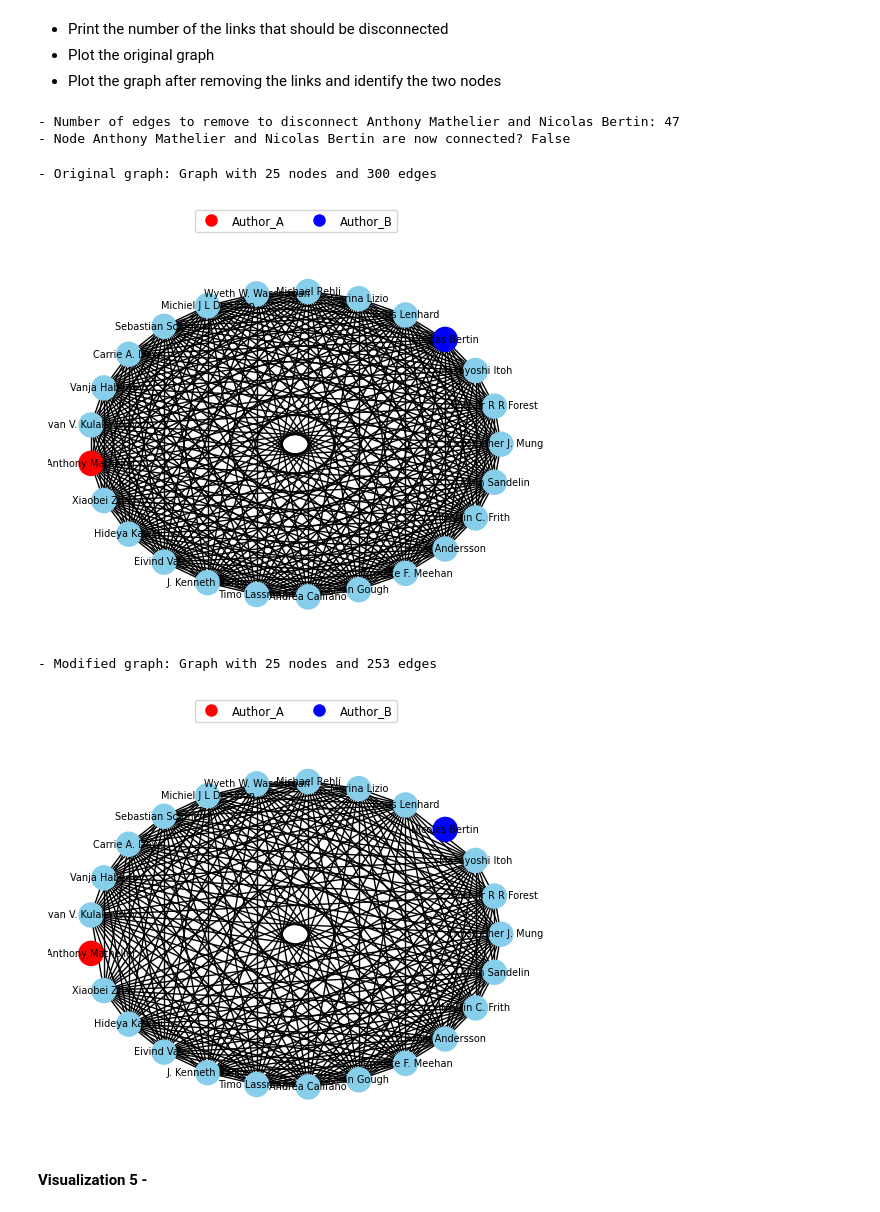
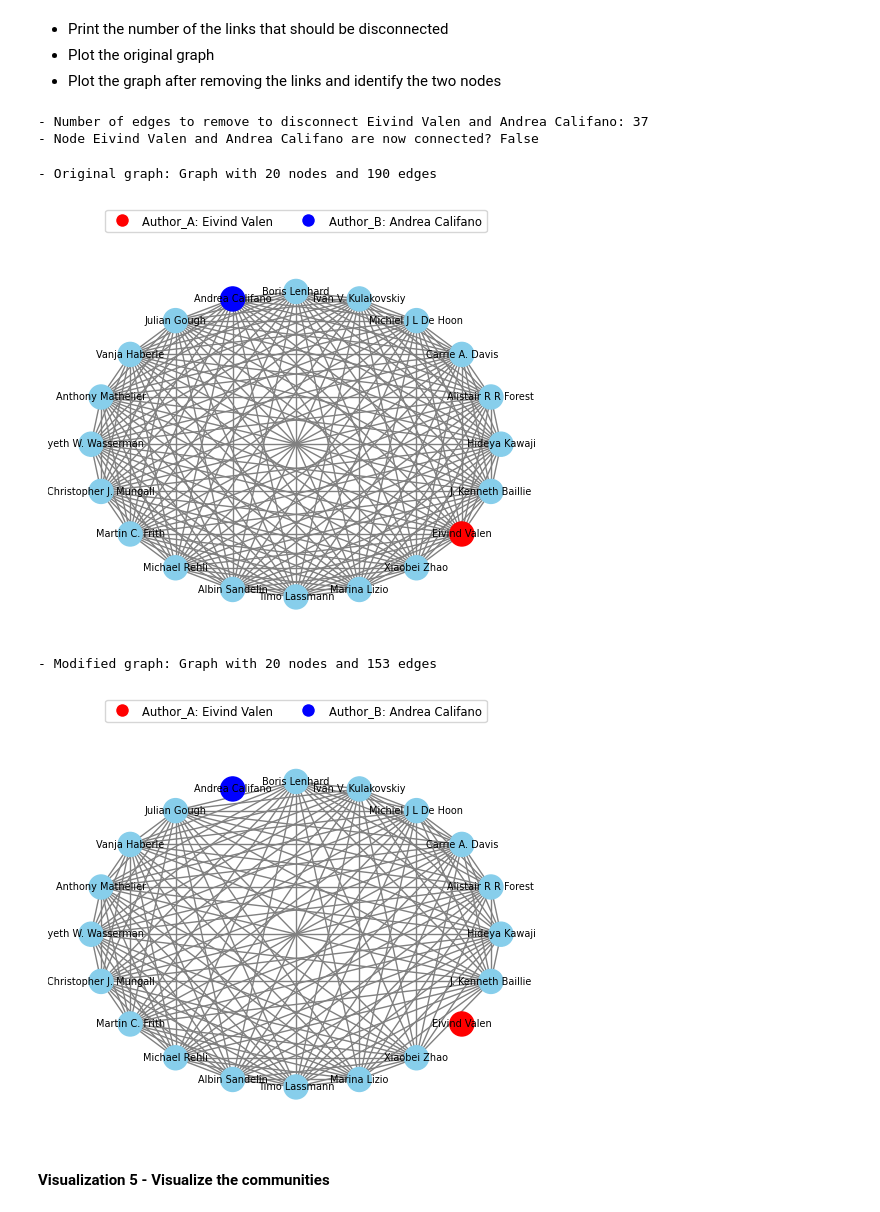
Before and after one commit to Marioiacobelli/ADM-HW5, a Jupyter notebook: hw5.ipynb, the cells around one changed output. Drawn from its saved outputs; the diff is of its cells as text; code cells hidden in the pictures.

```diff
--- a/hw5.ipynb
+++ b/hw5.ipynb
@@ -561,23 +561,23 @@ def reconstruct_path(predecessors, end):
 Now define functionality 4 method: the idea is to exploit the Dijkstra function defined above to find recursively the minimum path between start node and end node untill the path exists: in fact at each iteration we find the path, count the edges and remove them from our graph. The function terminates when the two nodes are disconnected, so the path from start node to end node don't exist anymore.
 the method return the number of edges to disconnect, the original graph used and the modified graph for visualization purposes.
 # %%
-def functionality_4(graph, start, end, N):
+def functionality_4(graph, authorA, authorB, N):
 
     # Check if start node, end node and all the nodes in the list in input are in the graph
-    assert start in graph.nodes, f"Error: Start node '{start}' not found in the graph."
-    assert end in graph.nodes, f"Error: End node '{end}' not found in the graph."
+    assert authorA in graph.nodes, f"The node '{authorA}' not found in the graph."
+    assert authorB in graph.nodes, f"The node '{authorB}' not found in the graph."
 
     # Extract the top N authors and create a subgraph of the collaboration graph
-    top_N_authors = sorted(collaboration_graph.degree, key=lambda x: x[1], reverse=True)[:N]
+    top_N_authors = sorted(graph.degree, key=lambda x: x[1], reverse=True)[:N]
     top_N_nodes = [author[0] for author in top_N_authors]
     original_graph = graph.subgraph(top_N_nodes)
 
     # Copy the graph to apport modification
     modified_graph = original_graph.copy()
 
-    def remove_shortest_path(graph, start, end):
-        predecessors = dijkstra(graph, start) # find the predecessor for each node of the graph using dijkstra
-        path_edges = reconstruct_path(predecessors, end) # recostruct the minimum path from start node to end node
+    def remove_shortest_path(graph, authorA, authorB):
+        predecessors = dijkstra(graph, authorA) # find the predecessor for each node of the graph using dijkstra
+        path_edges = reconstruct_path(predecessors, authorB) # recostruct the minimum path from start node to end node
         removed_edges = len(path_edges) # find the number of edges in the path
 
         for edge in path_edges:
@@ -589,10 +589,10 @@ def functionality_4(graph, start, end, N):
 
     num_removed_edges = 0 # initialize a counter for disconnected edges
 
-    # loop untill a path between start node and final node exists and call the function defined above to modify the graph and keep track of disconnected edges
+    # loop untill a path between start node (author A) and final node (author B) exists and call the function defined above to modify the graph and keep track of disconnected edges
     # We use this function from networkx that checks if there is a path to simplify and speed up the process, but we could also use BFS.
-    while nx.has_path(modified_graph, start, end):
-        num_removed_edges += remove_shortest_path(modified_graph, start, end)
+    while nx.has_path(modified_graph, authorA, authorB):
+        num_removed_edges += remove_shortest_path(modified_graph, authorA, authorB)
 
     # return number of edges disconnected, orignial graph and modified graph for the visualization
     return num_removed_edges, original_graph, modified_graph
@@ -826,7 +873,7 @@ Papers to cross in the shortest walk:
 - Plot the graph after removing the links and identify the two nodes
 # %%
 # Extract the top N nodes according to their degree
-top_N_authors = sorted(collaboration_graph.degree, key=lambda x: x[1], reverse=True)[:25]
+top_N_authors = sorted(collaboration_graph.degree, key=lambda x: x[1], reverse=True)[:20]
 top_N_nodes = [author[0] for author in top_N_authors]
 
 # randomly sample a node for authorA and one for authorB from the top N nodes
@@ -834,36 +881,36 @@ authorA = random.choice(top_N_nodes)
 authorB = random.choice(top_N_nodes)
 
 
-num_removed_edges, original_graph, modified_graph = functionality_4(collaboration_graph, authorA, authorB, 25)
+num_removed_edges, original_graph, modified_graph = functionality_4(collaboration_graph, authorA, authorB, 20)
 print(f"- Number of edges to remove to disconnect {authorA} and {authorB}:", num_removed_edges)
 print(f"- Node {authorA} and {authorB} are now connected?", nx.has_path(modified_graph, authorA, authorB))
 # %% [output]
-- Number of edges to remove to disconnect Anthony Mathelier and Nicolas Bertin: 47
-- Node Anthony Mathelier and Nicolas Bertin are now connected? False
+- Number of edges to remove to disconnect Eivind Valen and Andrea Califano: 37
+- Node Eivind Valen and Andrea Califano are now connected? False
 # %%
 print("- Original graph:", original_graph)
 
 # define a layout for the graph plot
 pos = nx.circular_layout(original_graph)
 
 # Color nodes: red for start node, blue for end node, skyblue for other nodes
 node_colors = [
     'red' if node == authorA else
     'blue' if node == authorB else
     'skyblue' for node in original_graph.nodes
     ]
 
 # Create a legend in the plot
-legend_labels = ['Author_A', 'Author_B']
+legend_labels = [f'Author_A: {authorA}', f'Author_B: {authorB}']
 legend_colors = ['red', 'blue']
 legend_handles = [plt.Line2D([0], [0], marker='o', color='w', label=label, markerfacecolor=color, markersize=10) for label, color in zip(legend_labels, legend_colors)]
 plt.legend(handles=legend_handles, loc='upper center', bbox_to_anchor=(0.5, 1.15), ncol=len(legend_labels), fontsize='small')
 
 # Visualize the graph with sequential numbers on edges and colored nodes
-nx.draw(original_graph, pos=pos, with_labels=True, font_size=7, font_color='black', node_size=300, node_color=node_colors)
+nx.draw(original_graph, pos=pos, with_labels=True, font_size=7, font_color='black', node_size=300, node_color=node_colors, edge_color="gray")
 # %% [output]
-- Original graph: Graph with 25 nodes and 300 edges
+- Original graph: Graph with 20 nodes and 190 edges
-[figure, old version]
+[figure, new version]
 # %%
 print("- Modified graph:", modified_graph)
 
@@ -878,16 +925,16 @@ node_colors = [
     ]
 
 # Create a legend in the plot
-legend_labels = ['Author_A', 'Author_B']
+legend_labels = [f'Author_A: {authorA}', f'Author_B: {authorB}']
 legend_colors = ['red', 'blue']
 legend_handles = [plt.Line2D([0], [0], marker='o', color='w', label=label, markerfacecolor=color, markersize=10) for label, color in zip(legend_labels, legend_colors)]
 plt.legend(handles=legend_handles, loc='upper center', bbox_to_anchor=(0.5, 1.15), ncol=len(legend_labels), fontsize='small')
 
 
 # Visualize the graph with sequential numbers on edges and colored nodes
-nx.draw(modified_graph, pos=pos, with_labels=True, font_size=7, font_color='black', node_size=300, node_color=node_colors)
+nx.draw(modified_graph, pos=pos, with_labels=True, font_size=7, font_color='black', node_size=300, node_color=node_colors, edge_color="gray")
 # %% [output]
-- Modified graph: Graph with 25 nodes and 253 edges
+- Modified graph: Graph with 20 nodes and 153 edges
-[figure, old version]
+[figure, new version]
 # %% [markdown]
-#### Visualization 5 -
+#### Visualization 5 - Visualize the communities
```
Also changed, not shown: parts of 22 cells of this notebook.
